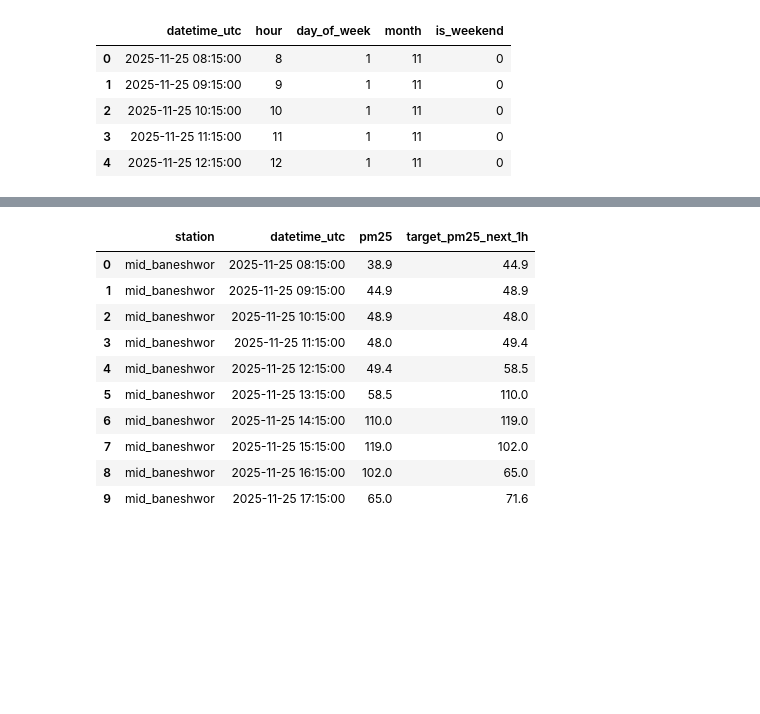
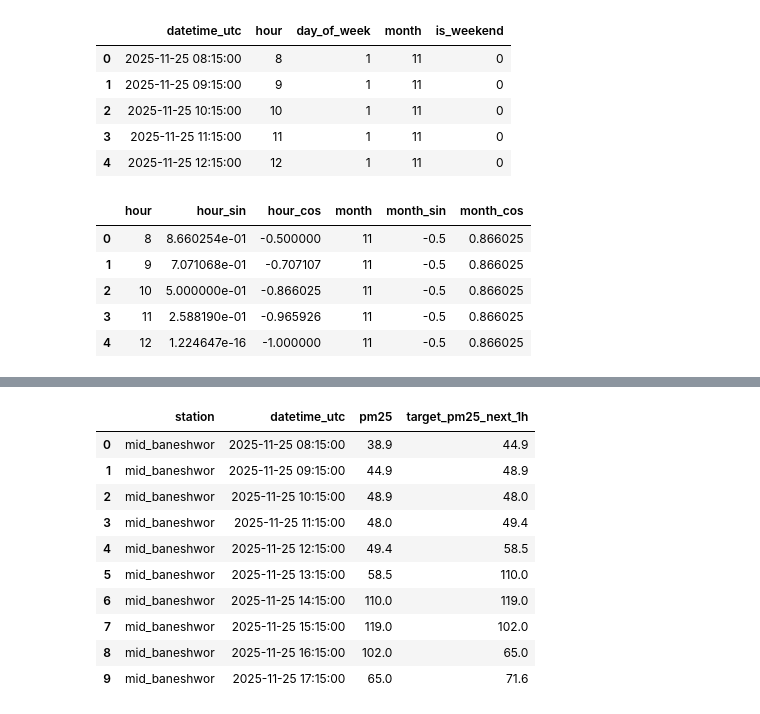
Before and after one commit to KhushiKhati11/air-quality-etl-ml-pipeline, a Jupyter notebook: notebooks/feature_engineering.ipynb, the cells around one changed output, grey strips where cells are left out. Cells and saved outputs as stored; diff of their text form; code cells hidden in the pictures; blank space fills up the shorter version.

```diff
--- a/notebooks/feature_engineering.ipynb
+++ b/notebooks/feature_engineering.ipynb
@@ -44,4 +48,20 @@ df[["datetime_utc", "hour", "day_of_week", "month", "is_weekend"]].head()
 | 2 | 2025-11-25 10:15:00 | 10 | 1 | 11 | 0 |
 | 3 | 2025-11-25 11:15:00 | 11 | 1 | 11 | 0 |
 | 4 | 2025-11-25 12:15:00 | 12 | 1 | 11 | 0 |
+# %%
+# Cyclical encoding for hour and month
+df["hour_sin"] = np.sin(2 * np.pi * df["hour"] / 24)
+df["hour_cos"] = np.cos(2 * np.pi * df["hour"] / 24)
+
+df["month_sin"] = np.sin(2 * np.pi * df["month"] / 12)
+df["month_cos"] = np.cos(2 * np.pi * df["month"] / 12)
+
+df[["hour", "hour_sin", "hour_cos", "month", "month_sin", "month_cos"]].head()
+# %% [output]
+|  | hour | hour_sin | hour_cos | month | month_sin | month_cos |
+| 0 | 8 | 8.660254e-01 | -0.500000 | 11 | -0.5 | 0.866025 |
+| 1 | 9 | 7.071068e-01 | -0.707107 | 11 | -0.5 | 0.866025 |
+| 2 | 10 | 5.000000e-01 | -0.866025 | 11 | -0.5 | 0.866025 |
+| 3 | 11 | 2.588190e-01 | -0.965926 | 11 | -0.5 | 0.866025 |
+| 4 | 12 | 1.224647e-16 | -1.000000 | 11 | -0.5 | 0.866025 |
 # %%
```
Also changed, not shown: parts of 5 cells of this notebook, 8 other files.
